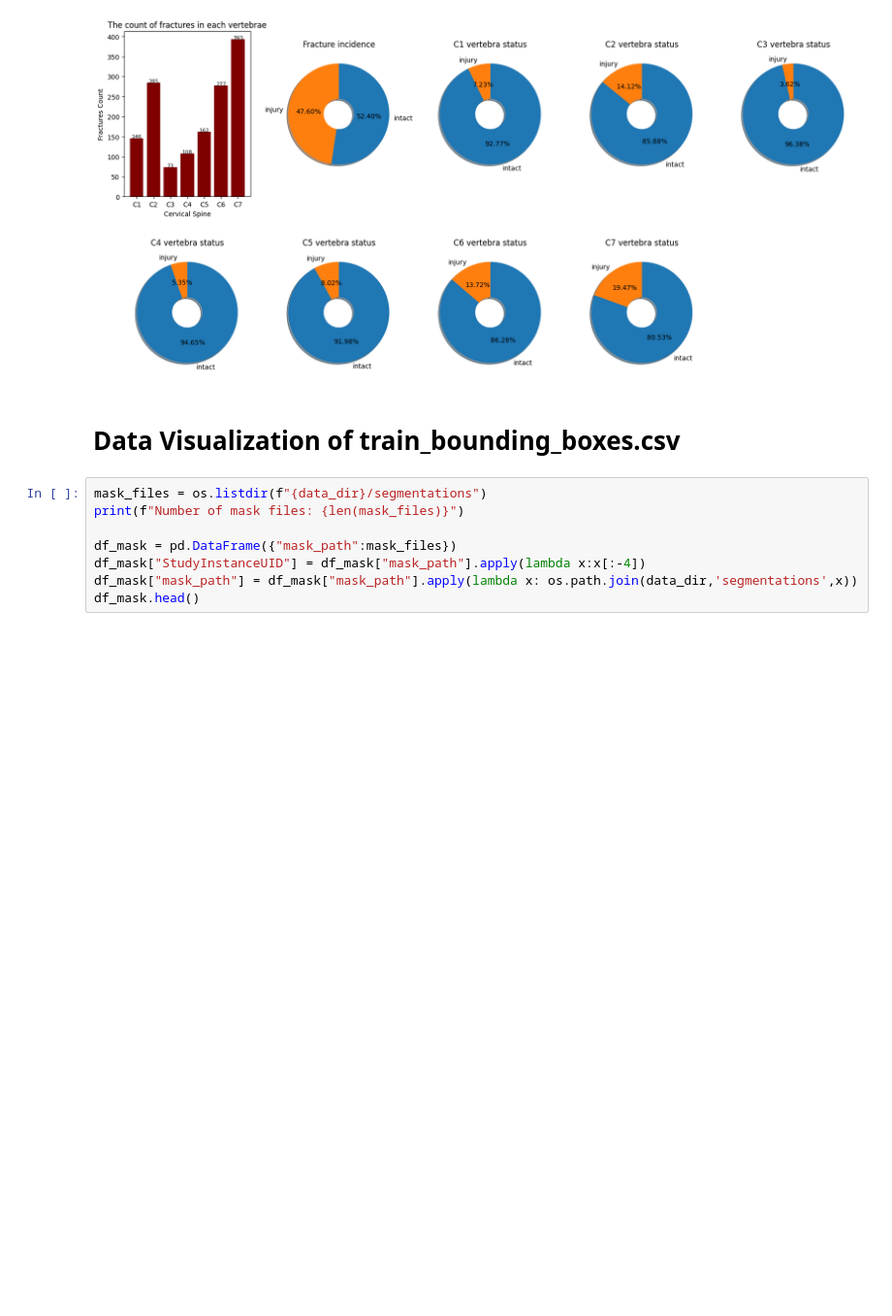
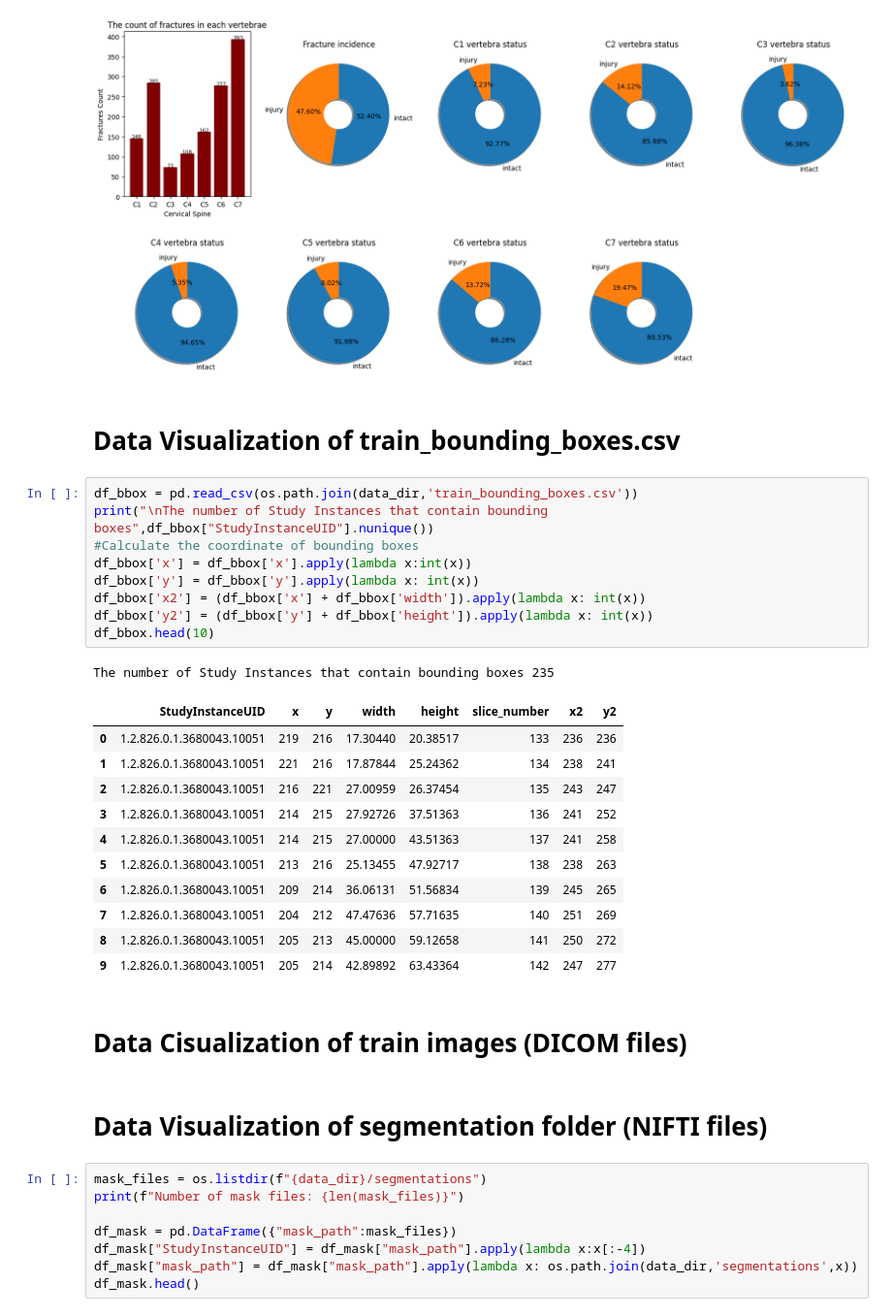
Before and after one commit to faranak5171/Cervical-Spine-Fractures, a Jupyter notebook: Vertebrae-Detect.ipynb, the cells around one changed output. Shown at 97% size. Cells and saved outputs as stored; diff of their text form; blank space fills up the shorter version.

Commit message:
Data Visualization train_bounding_boxes.csv

```diff
--- a/Vertebrae-Detect.ipynb
+++ b/Vertebrae-Detect.ipynb
@@ -149,6 +149,32 @@ plt.savefig("assets/train_csv_visualization.png")
 [figure]
 # %% [markdown]
 # Data Visualization of train_bounding_boxes.csv
+# %%
+df_bbox = pd.read_csv(os.path.join(data_dir,'train_bounding_boxes.csv'))
+print("\nThe number of Study Instances that contain bounding boxes",df_bbox["StudyInstanceUID"].nunique())
+#Calculate the coordinate of bounding boxes
+df_bbox['x'] = df_bbox['x'].apply(lambda x:int(x))
+df_bbox['y'] = df_bbox['y'].apply(lambda x: int(x))
+df_bbox['x2'] = (df_bbox['x'] + df_bbox['width']).apply(lambda x: int(x))
+df_bbox['y2'] = (df_bbox['y'] + df_bbox['height']).apply(lambda x: int(x))
+df_bbox.head(10)
+# %% [output]
+The number of Study Instances that contain bounding boxes 235
+|  | StudyInstanceUID | x | y | width | height | slice_number | x2 | y2 |
+| 0 | 1.2.826.0.1.3680043.10051 | 219 | 216 | 17.30440 | 20.38517 | 133 | 236 | 236 |
+| 1 | 1.2.826.0.1.3680043.10051 | 221 | 216 | 17.87844 | 25.24362 | 134 | 238 | 241 |
+| 2 | 1.2.826.0.1.3680043.10051 | 216 | 221 | 27.00959 | 26.37454 | 135 | 243 | 247 |
+| 3 | 1.2.826.0.1.3680043.10051 | 214 | 215 | 27.92726 | 37.51363 | 136 | 241 | 252 |
+| 4 | 1.2.826.0.1.3680043.10051 | 214 | 215 | 27.00000 | 43.51363 | 137 | 241 | 258 |
+| 5 | 1.2.826.0.1.3680043.10051 | 213 | 216 | 25.13455 | 47.92717 | 138 | 238 | 263 |
+| 6 | 1.2.826.0.1.3680043.10051 | 209 | 214 | 36.06131 | 51.56834 | 139 | 245 | 265 |
+| 7 | 1.2.826.0.1.3680043.10051 | 204 | 212 | 47.47636 | 57.71635 | 140 | 251 | 269 |
+| 8 | 1.2.826.0.1.3680043.10051 | 205 | 213 | 45.00000 | 59.12658 | 141 | 250 | 272 |
+| 9 | 1.2.826.0.1.3680043.10051 | 205 | 214 | 42.89892 | 63.43364 | 142 | 247 | 277 |
+# %% [markdown]
+# Data Cisualization of train images (DICOM files)
+# %% [markdown]
+# Data Visualization of segmentation folder (NIFTI files)
 # %%
 mask_files = os.listdir(f"{data_dir}/segmentations")
 print(f"Number of mask files: {len(mask_files)}")
```
